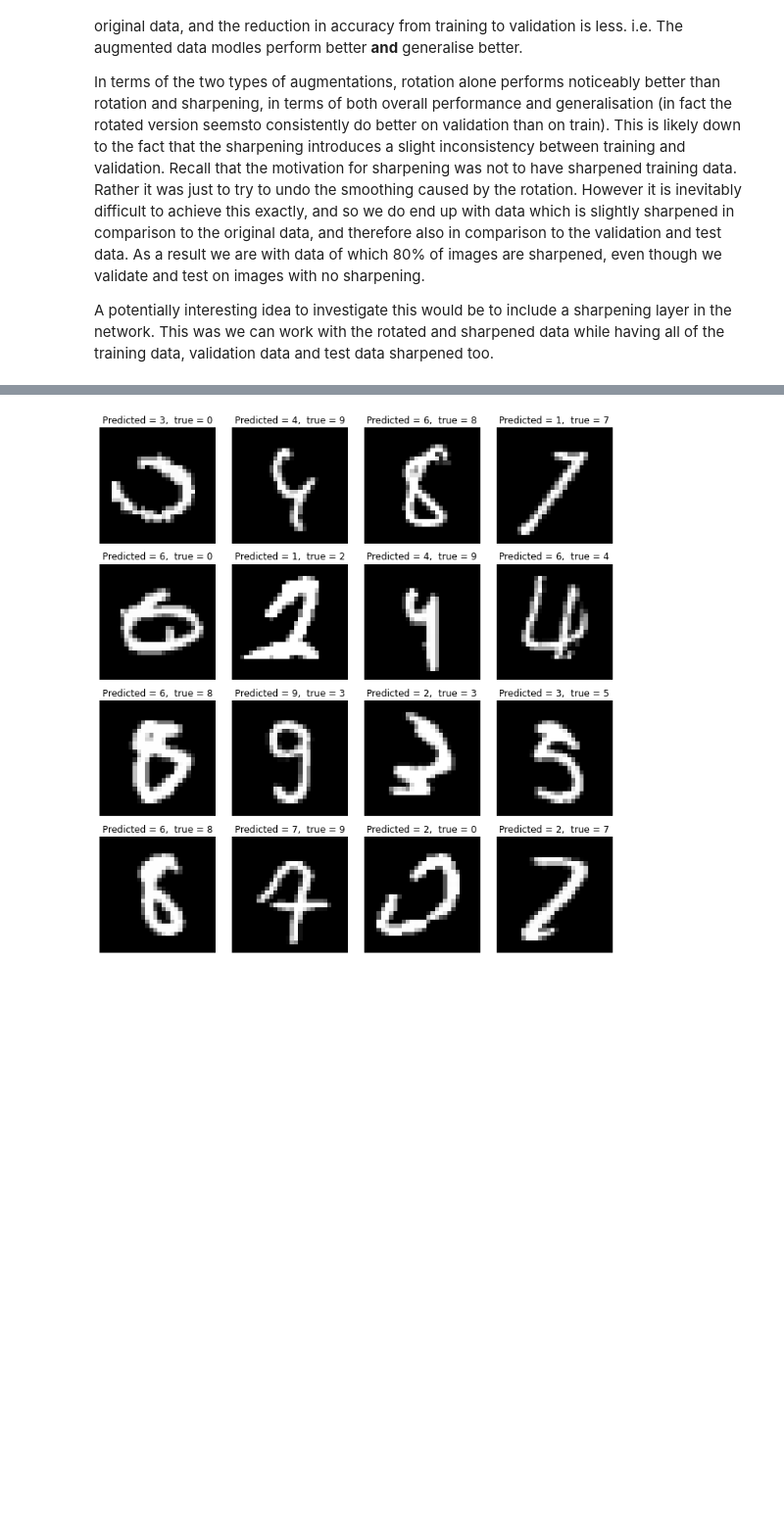
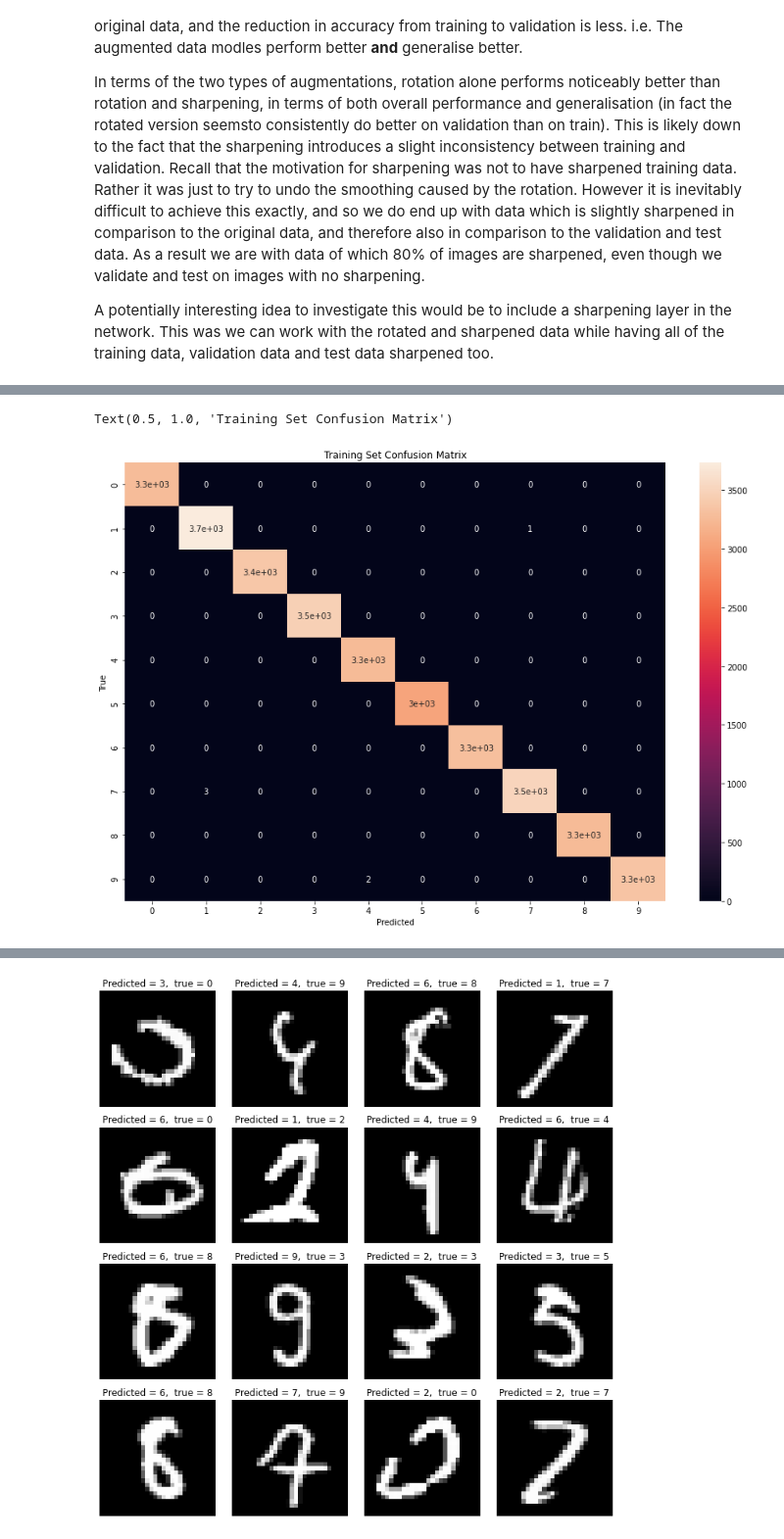
Before and after one commit to EricNeville/Kaggle-Digit-Recognizer, a Jupyter notebook: model.ipynb, the cells around one changed output, grey strips where cells are left out. Shown: that part at 98% size. Drawn from its saved outputs; the diff is of its cells as text; code cells hidden in the pictures; blank space fills up the shorter version.

```diff
--- a/model.ipynb
+++ b/model.ipynb
@@ -397,0 +416,9 @@ misclassified = [i for i in range(len(y_labels)) if y_labels[i] != train_predict
+# %%
+plt.figure(figsize=(15,10))
+sn.heatmap(confusion_matrix(y_train_labels, train_predictions), annot = True)
+plt.ylabel('True')
+plt.xlabel('Predicted')
+plt.title('Training Set Confusion Matrix')
+# %% [output]
+Text(0.5, 1.0, 'Training Set Confusion Matrix')
+[figure, added]
```
Also changed, not shown: parts of 15 cells of this notebook.
